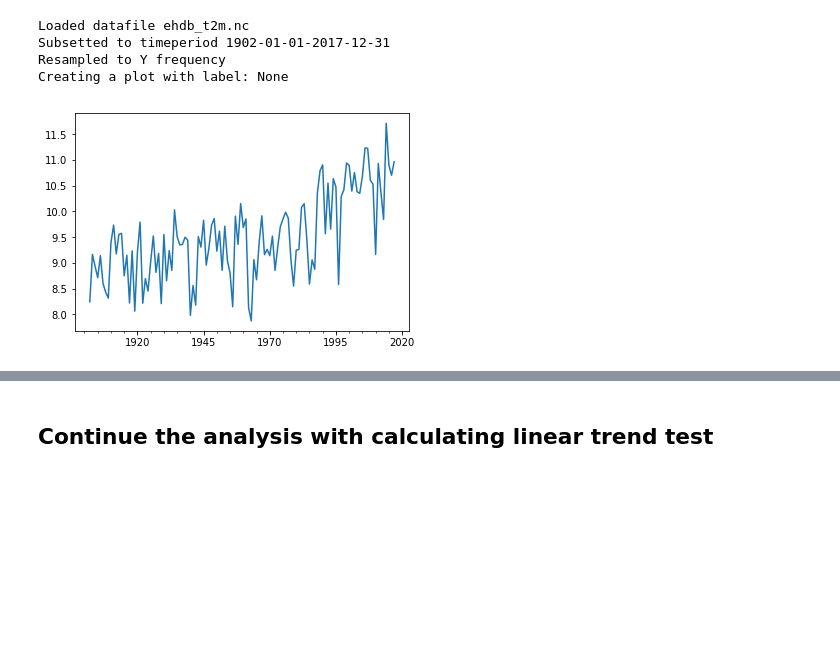
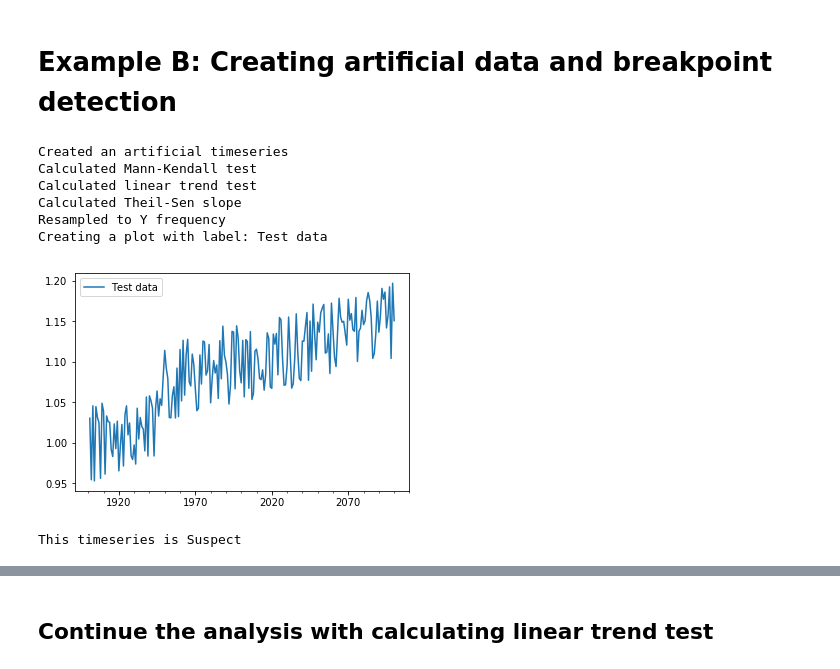
Before and after one commit to bascrezee/trend_framework, a Jupyter notebook: framework.ipynb, the cells around one changed output, grey strips where cells are left out. Cells and saved outputs as stored; diff of their text form; code cells hidden in the pictures; blank space fills up the shorter version.

Commit message:
Created afew examples on how to use the framework in the framework iPython notebook

```diff
--- a/framework.ipynb
+++ b/framework.ipynb
@@ -7,11 +17,21 @@ from c3s_511_trends import TrendLims1D, assess_trend_consistency
+# %% [markdown]
+# Example B: Creating artificial data and breakpoint detection
 # %%
-mydat = TrendLims1D('De Bilt T2M','ehdb_t2m.nc')
-mydat.subset(slice('1902-01-01','2017-12-31'))
+mydat = TrendLims1D('artificial_timeseries')
+mydat.create_artificial({'periods' : 200, 'jump_start' : 46, 'jump_length': 200,'jump_magnitude' : 0.05, 'trend_magnitude' : 0.005})
+#mydat.subset(slice('1902-01-01','2017-12-31'))
+mydat.do_trends()
 mydat.resample('Y') # Resample to yearly resolution
-mydat.plot()
+mydat.plot(label='Test data')
 # %% [output]
-Loaded datafile ehdb_t2m.nc
-Subsetted to timeperiod 1902-01-01-2017-12-31
+Created an artificial timeseries
+Calculated Mann-Kendall test
+Calculated linear trend test
+Calculated Theil-Sen slope
 Resampled to Y frequency
-Creating a plot with label: None
+Creating a plot with label: Test data
-[figure, old version]
+[figure, new version]
+# %%
+mydat.get_breakpoints()
+# %% [output]
+This timeseries is Suspect
```
Also changed, not shown: parts of 10 cells of this notebook.
